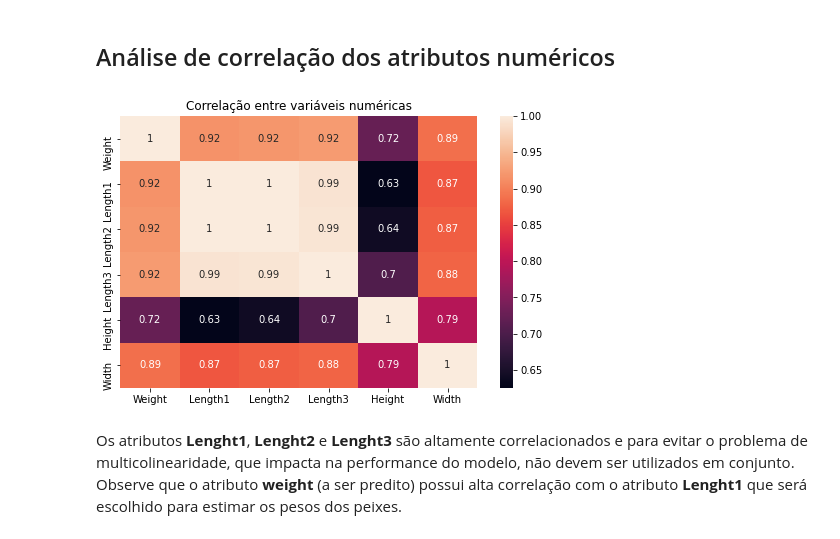
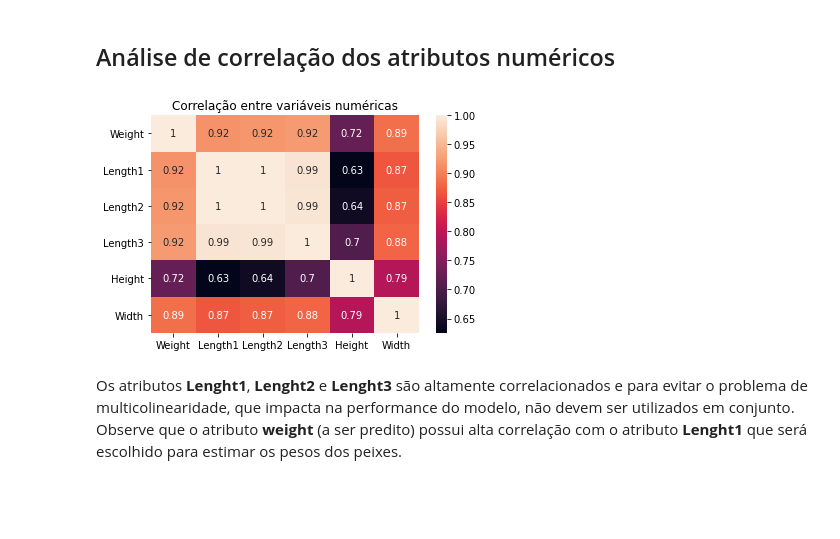
Before and after one commit to glima91/mestrado-reconhecimento-de-padroes, a Jupyter notebook: notebooks/1_regressaoLinear.ipynb, the cells around one changed output. Cells and saved outputs as stored; diff of their text form; code cells hidden in the pictures; blank space fills up the shorter version.

```diff
--- a/notebooks/1_regressaoLinear.ipynb
+++ b/notebooks/1_regressaoLinear.ipynb
@@ -90,13 +90,13 @@ df.describe()
 # %%
 # Análise de correlação de Pearson
 corr = df.corr()
 
-plt.figure(figsize=(8,5))
+fig = plt.figure()
 plt.title("Correlação entre variáveis numéricas")
 sns.heatmap(corr, annot=True)
 plt.show()
 # %% [output]
-[figure, old version]
+[figure, new version]
 # %% [markdown]
 Os atributos **Lenght1**, **Lenght2** e **Lenght3** são altamente correlacionados e para evitar o problema de multicolinearidade, que impacta na performance do modelo, não devem ser utilizados em conjunto. Observe que o atributo **weight** (a ser predito) possui alta correlação com o atributo **Lenght1** que será escolhido para estimar os pesos dos peixes.
 # %% [markdown]
```
Also changed, not shown: parts of 1 cell of this notebook.
